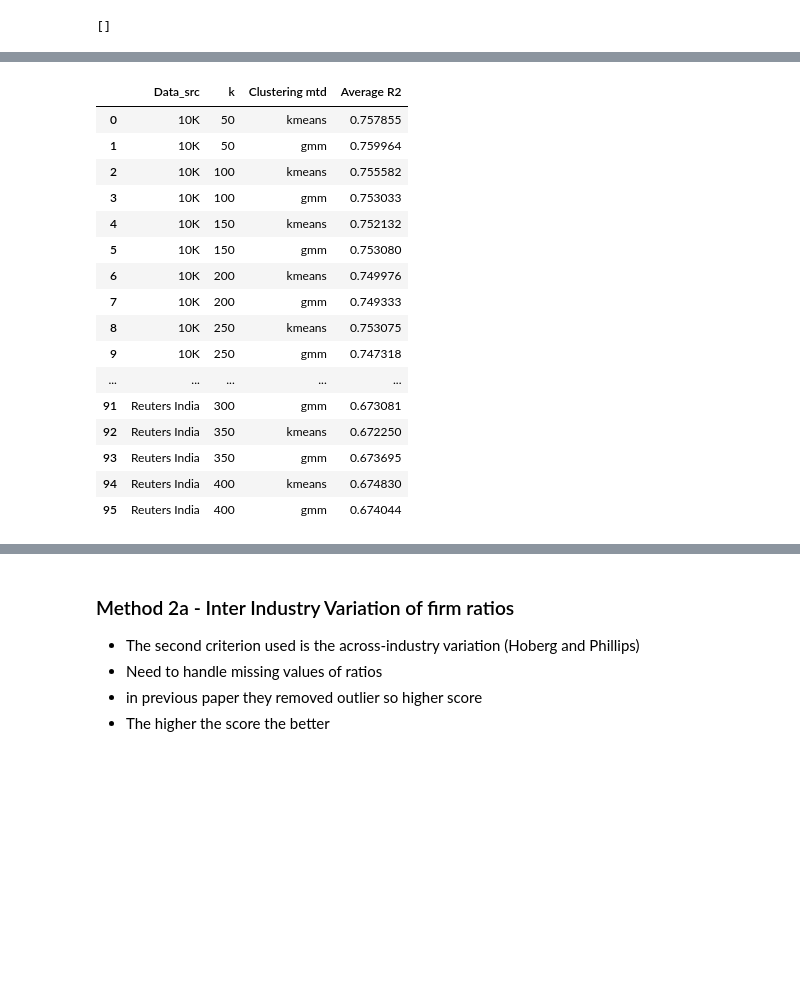
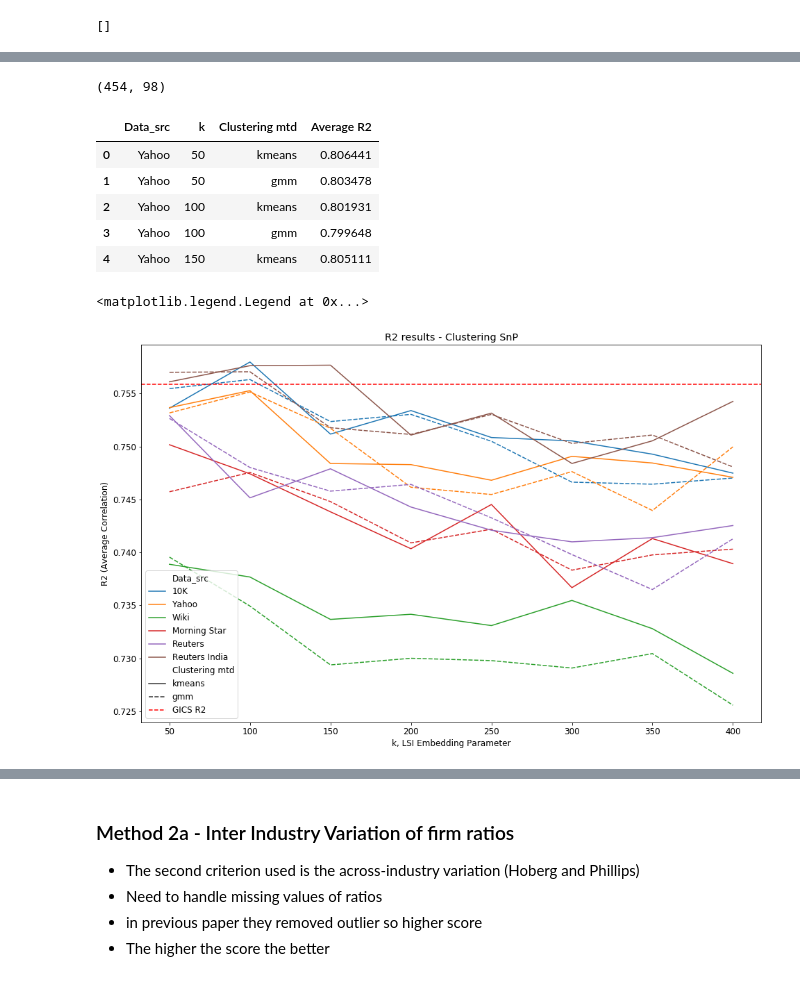
Before and after one commit to Sivalavida/Text-based-Industry-Classification, a Jupyter notebook: LSI Word Embedding.ipynb, the cells around one changed output, grey strips where cells are left out. Saved outputs shown, nothing was run; the diff lists cells and outputs as text; code cells hidden in the pictures; blank space fills up the shorter version.

```diff
--- a/LSI Word Embedding.ipynb
+++ b/LSI Word Embedding.ipynb
@@ -677,8 +738,9 @@ def kmeans_cluster(dtm):
     '''
     kmeans = KMeans(n_clusters=NUM_INDUSTRIES, init='k-means++', n_init=10, max_iter=300, random_state=42)
     kmeans.fit(dtm)
-    pred = kmeans.predict(dtm)
-    return pred
+    return kmeans.labels_
+#     pred = kmeans.predict(dtm)
+#     return pred
 # %% [markdown]
 ### K-medians
 # %%
@@ -723,8 +785,9 @@ def gmm_cluster(dtm):
     '''
     gmm = GaussianMixture(n_components=NUM_INDUSTRIES)
     gmm.fit(dtm)
-    pred = gmm.predict(dtm)
-    return pred
+    return gmm.labels_
+#     pred = gmm.predict(dtm)
+#     return pred
 # %% [markdown]
 ### Cosine Similarity
 
@@ -994,6 +1031,6 @@ dtms[0].shape
 # %%
-gics_df = pd.DataFrame(desc_dfs[0].GICS.cat.codes, columns=['GICS'])
-cluster_dfs_list = [desc_dfs[0][['Ticker']], gics_df]
+std_class_df = pd.DataFrame(DESC_DFS[0][STANDARD_CLASSIFIER].cat.codes, columns=[STANDARD_CLASSIFIER])
+cluster_dfs_list = [DESC_DFS[0][['Ticker']], std_class_df]
 for i in range(len(DATA_SRCS)):
     data_src = DATA_SRCS[i]
     for k in tnrange(50, 401, 50):
@@ -1074,4 +1111,8 @@ all_cluster_filtered.head()
 5 rows × 98 columns
+# %%
+all_cluster_filtered.shape
+# %% [output]
+(454, 98)
 # %%
 mtds_R2_list = []
 
@@ -1087,30 +1128,30 @@ for cluster_mtd in tqdm(all_cluster_filtered.columns):
         cluster_R2 = [mean_return.corr(ticker_returns) for _, ticker_returns in cluster_ticker_returns.iteritems()]
         R2_list.extend(cluster_R2)
     avg_R2 = sum(R2_list)/len(R2_list)
-    if cluster_mtd == 'GICS':
-        GICS_R2 = avg_R2
+    if cluster_mtd == STANDARD_CLASSIFIER:
+        STANDARD_CLASSIFIER_R2 = avg_R2
     else:
         data_src, _, k, clustering_mtd = cluster_mtd.split('_')
         mtds_R2_list.append([data_src, k, clustering_mtd, avg_R2])
 
 avg_R2_df = pd.DataFrame(mtds_R2_list, columns=['Data_src', 'k', 'Clustering mtd', 'Average R2'])
 # %%
-avg_R2_df
+avg_R2_df.head()
 # %% [output]
 |  | Data_src | k | Clustering mtd | Average R2 |
-| 0 | 10K | 50 | kmeans | 0.757855 |
-| 1 | 10K | 50 | gmm | 0.759964 |
-| 2 | 10K | 100 | kmeans | 0.755582 |
-| 3 | 10K | 100 | gmm | 0.753033 |
-| 4 | 10K | 150 | kmeans | 0.752132 |
-| 5 | 10K | 150 | gmm | 0.753080 |
-| 6 | 10K | 200 | kmeans | 0.749976 |
-| 7 | 10K | 200 | gmm | 0.749333 |
-| 8 | 10K | 250 | kmeans | 0.753075 |
-| 9 | 10K | 250 | gmm | 0.747318 |
-| ... | ... | ... | ... | ... |
-| 91 | Reuters India | 300 | gmm | 0.673081 |
-| 92 | Reuters India | 350 | kmeans | 0.672250 |
-| 93 | Reuters India | 350 | gmm | 0.673695 |
-| 94 | Reuters India | 400 | kmeans | 0.674830 |
-| 95 | Reuters India | 400 | gmm | 0.674044 |
+| 0 | Yahoo | 50 | kmeans | 0.806441 |
+| 1 | Yahoo | 50 | gmm | 0.803478 |
+| 2 | Yahoo | 100 | kmeans | 0.801931 |
+| 3 | Yahoo | 100 | gmm | 0.799648 |
+| 4 | Yahoo | 150 | kmeans | 0.805111 |
+# %%
+TITLE = 'R2 results - Clustering SnP (by GICS)'
+plt.figure(figsize=(16,10))
+ax = sns.lineplot(data=avg_R2_df, x='k', y='Average R2', hue='Data_src', style='Clustering mtd', sort=False)
+ax.axhline(STANDARD_CLASSIFIER_R2, color="red", linestyle="--", label=STANDARD_CLASSIFIER+' R2')
+ax.set(xlabel='k, LSI Embedding Parameter', ylabel='R2 (Average Correlation)', title=TITLE)
+plt.legend()
+# plt.savefig(TITLE)
+# %% [output]
+<matplotlib.legend.Legend at 0x...>
+[figure, added]
```
Also changed, not shown: parts of 101 cells of this notebook, 7 other files.
